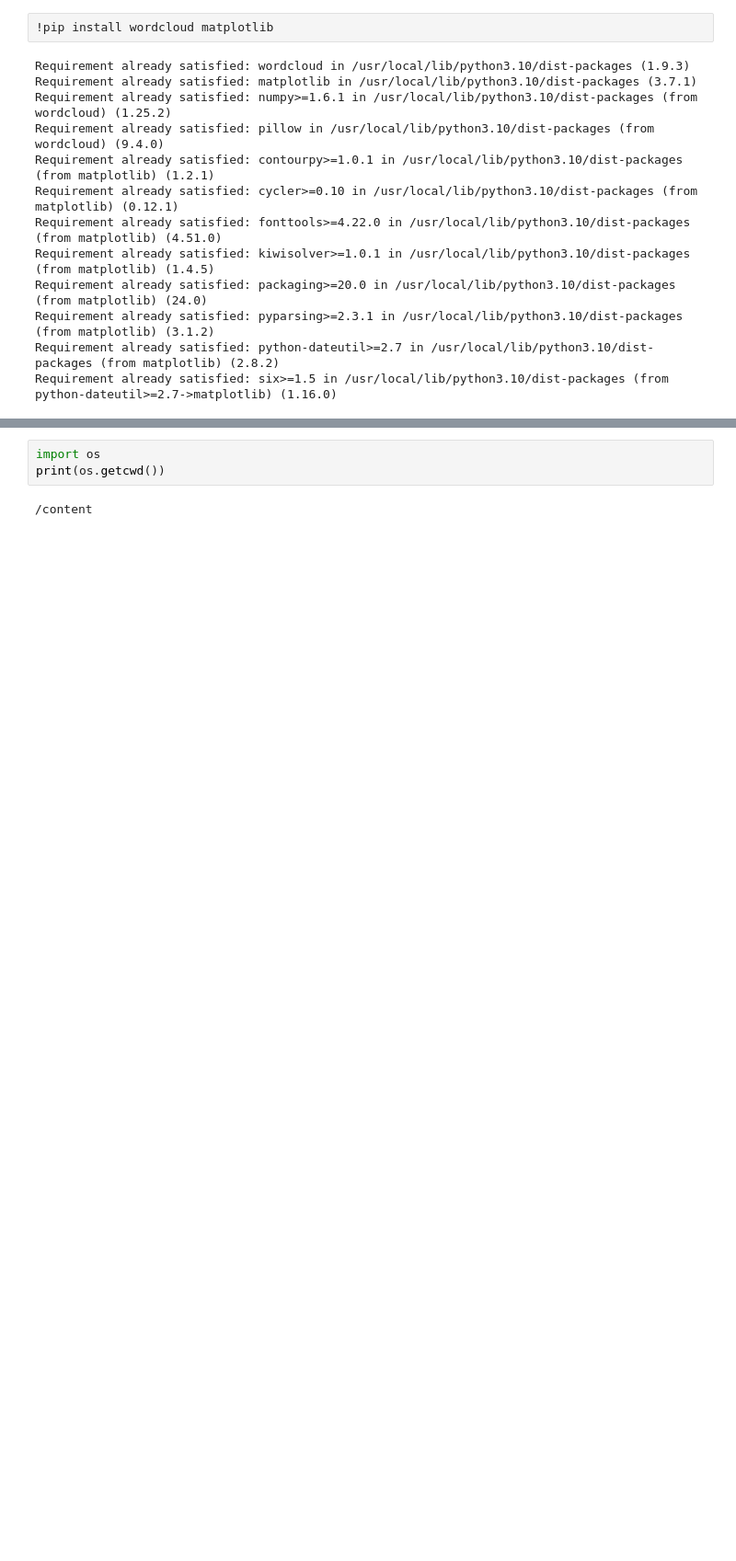
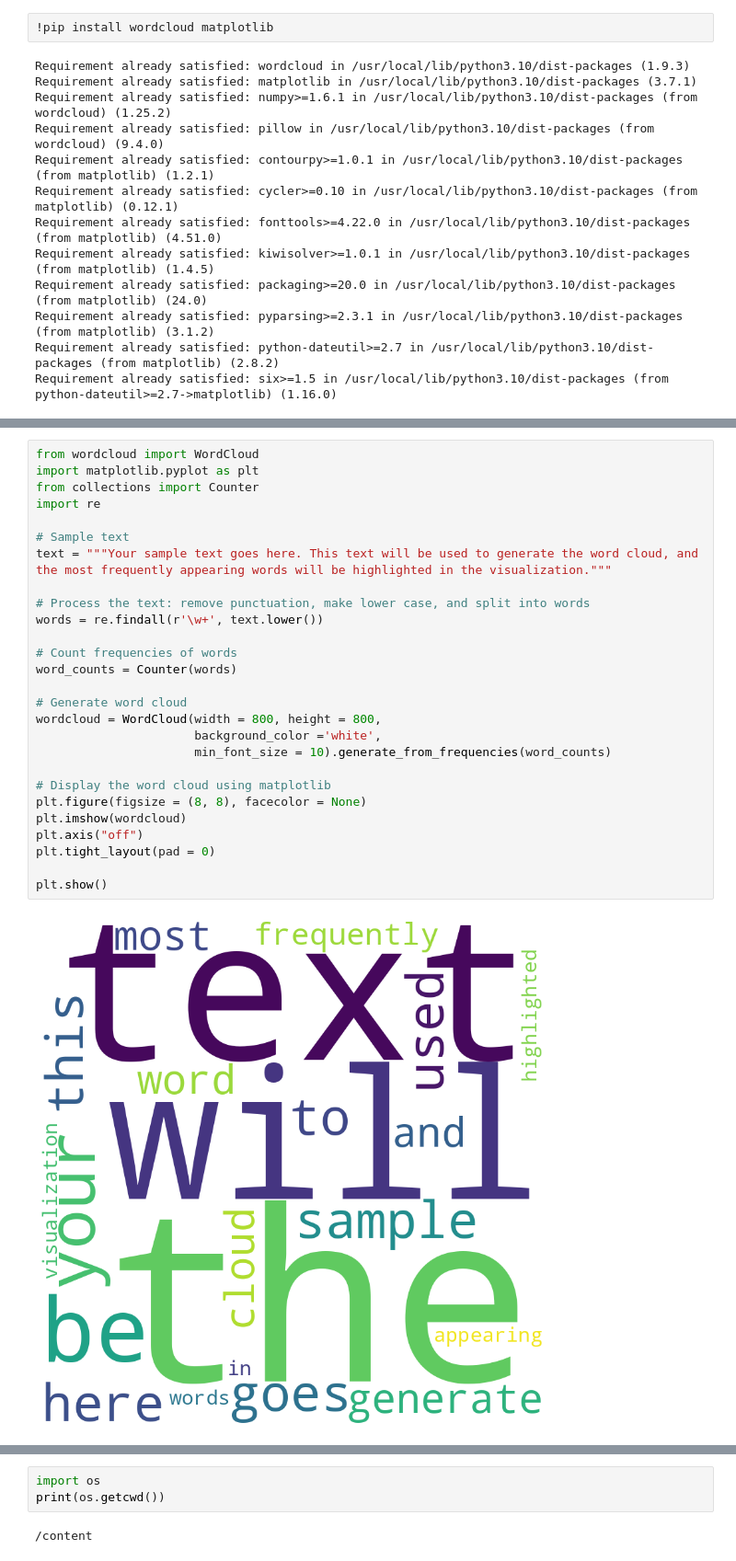
Before and after one commit to Englishson0909/2024spring, a Jupyter notebook: 0413.ipynb, the cells around one changed output, grey strips where cells are left out. Shown at 92% size. Cells and saved outputs as stored; diff of their text form; blank space fills up the shorter version.

```diff
--- a/0413.ipynb
+++ b/0413.ipynb
@@ -45,0 +60,29 @@ realizing that once, for a brief time and in a small place, a group of prejudice
+# %%
+from wordcloud import WordCloud
+import matplotlib.pyplot as plt
+from collections import Counter
+import re
+
+# Sample text
+text = """Your sample text goes here. This text will be used to generate the word cloud, and the most frequently appearing words will be highlighted in the visualization."""
+
+# Process the text: remove punctuation, make lower case, and split into words
+words = re.findall(r'\w+', text.lower())
+
+# Count frequencies of words
+word_counts = Counter(words)
+
+# Generate word cloud
+wordcloud = WordCloud(width = 800, height = 800,
+                      background_color ='white',
+                      min_font_size = 10).generate_from_frequencies(word_counts)
+
+# Display the word cloud using matplotlib
+plt.figure(figsize = (8, 8), facecolor = None)
+plt.imshow(wordcloud)
+plt.axis("off")
+plt.tight_layout(pad = 0)
+
+plt.show()
+# %% [output]
+[figure, added]
```
Also changed, not shown: parts of 15 cells of this notebook.
